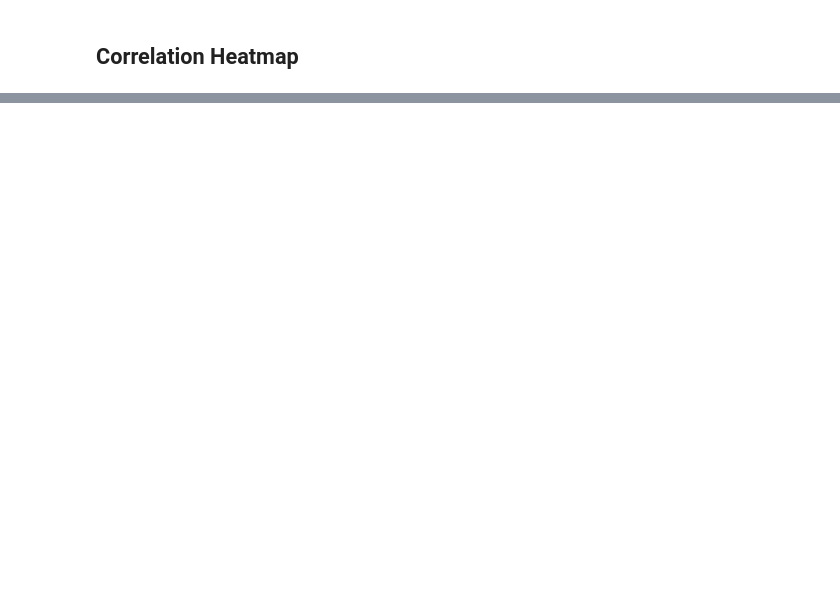
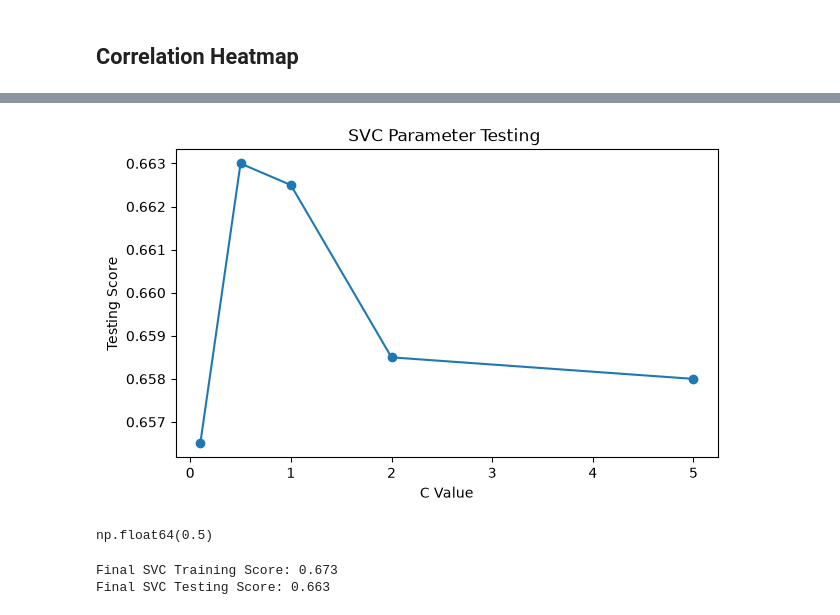
Before and after one commit to khusmeetkhaur-cloud/medical-diesesase-prediction, a Jupyter notebook: medical.ipynb, the cells around one changed output, grey strips where cells are left out. Drawn from its saved outputs; the diff is of its cells as text; code cells hidden in the pictures; blank space fills up the shorter version.

```diff
--- a/medical.ipynb
+++ b/medical.ipynb
@@ -185,0 +211,7 @@ plt.show()
+# %%
+x_train,x_test,y_train,y_test = train_test_split(
+    x,y,test_size = 0.2,random_state = 42,stratify = y
+
+)
+
+x_train.shape,x_test.shape
@@ -185,0 +222,4 @@ plt.show()
+# %%
+sc = StandardScaler()
+x_train_sc = sc.fit_transform(x_train)
+x_test_sc = sc.transform(x_test)
@@ -185,0 +228,9 @@ plt.show()
+# %%
+svc = SVC()
+svc.fit(x_train_sc,y_train)
+
+svc_train = svc.score(x_train_sc,y_train)
+svc_test = svc.score(x_test_sc,y_test)
+
+print('SVC Training Score:',svc_train)
+print('SVC Testing score:',svc_test)
@@ -185,0 +255,12 @@ plt.show()
+# %%
+model_result =[]
+
+for c_value in [0.1,0.5,1,2,5]:
+    temp_model = SVC(C=c_value,kernel='rbf',gamma = 'scale')
+    temp_model.fit(x_train_sc,y_train)
+    temp_score = temp_model.score(x_test_sc,y_test)
+    model_result.append([c_value,temp_score])
+
+
+result_df = pd.DataFrame(model_result,columns=['C Value','Testing score'])
+result_df
@@ -185,0 +274,23 @@ plt.show()
+# %%
+plt.figure(figsize = (7,4))
+plt.plot(result_df['C Value'], result_df['Testing score'], marker ='o')
+plt.title('SVC Parameter Testing ')
+plt.xlabel('C Value')
+plt.ylabel('Testing Score')
+plt.show()
+# %% [output]
+[figure, added]
+# %%
+best_c = result_df.sort_values(by = 'Testing score',ascending = False).iloc[0]['C Value']
+best_c
+# %% [output]
+np.float64(0.5)
+# %%
+final_model = SVC(C=best_c,kernel = 'rbf',gamma = 'scale',probability = True)
+final_model.fit(x_train_sc,y_train)
+
+print('Final SVC Training Score:',final_model.score(x_train_sc,y_train))
+print('Final SVC Testing Score:',final_model.score(x_test_sc,y_test))
+# %% [output]
+Final SVC Training Score: 0.673
+Final SVC Testing Score: 0.663
```
Also changed, not shown: parts of 14 cells of this notebook.
